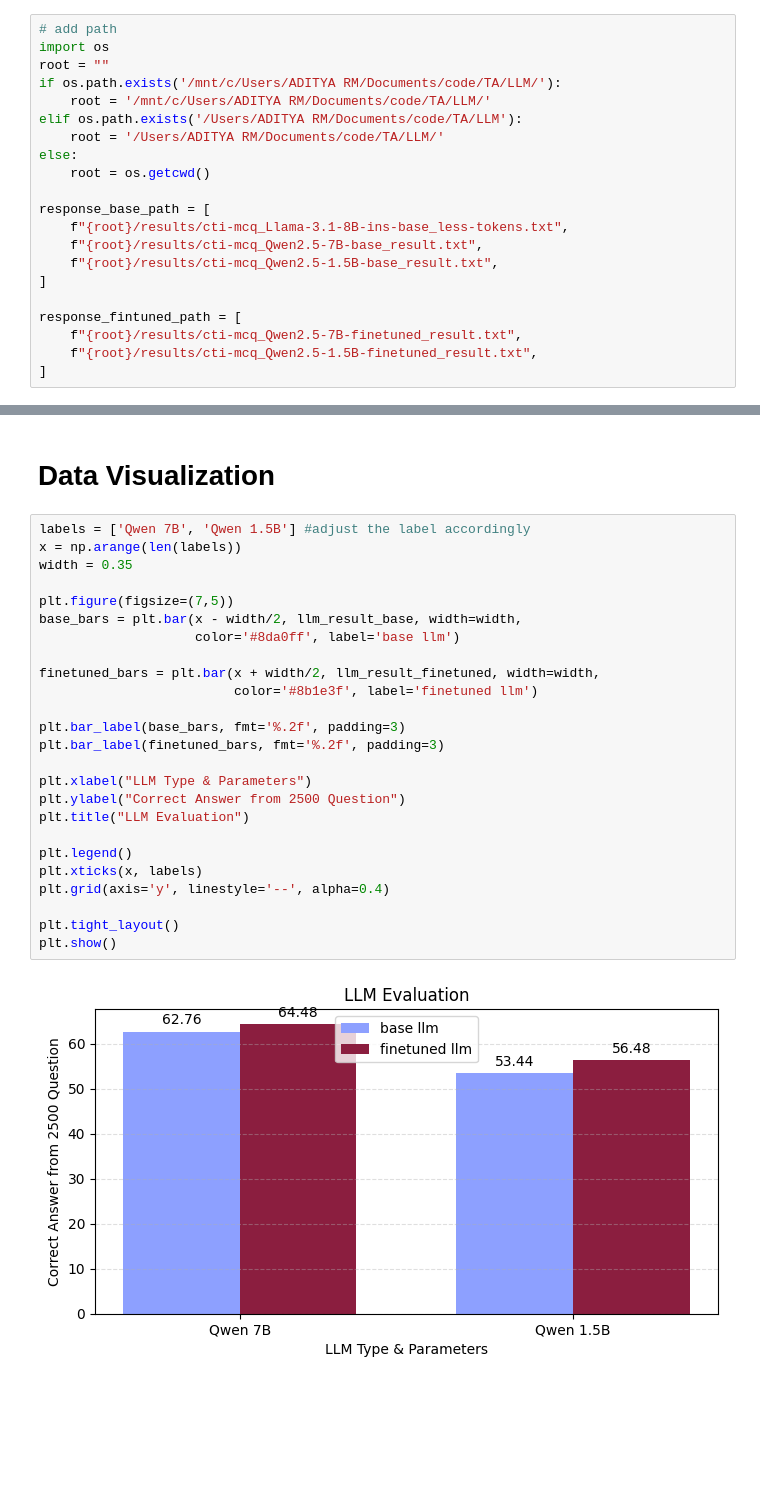
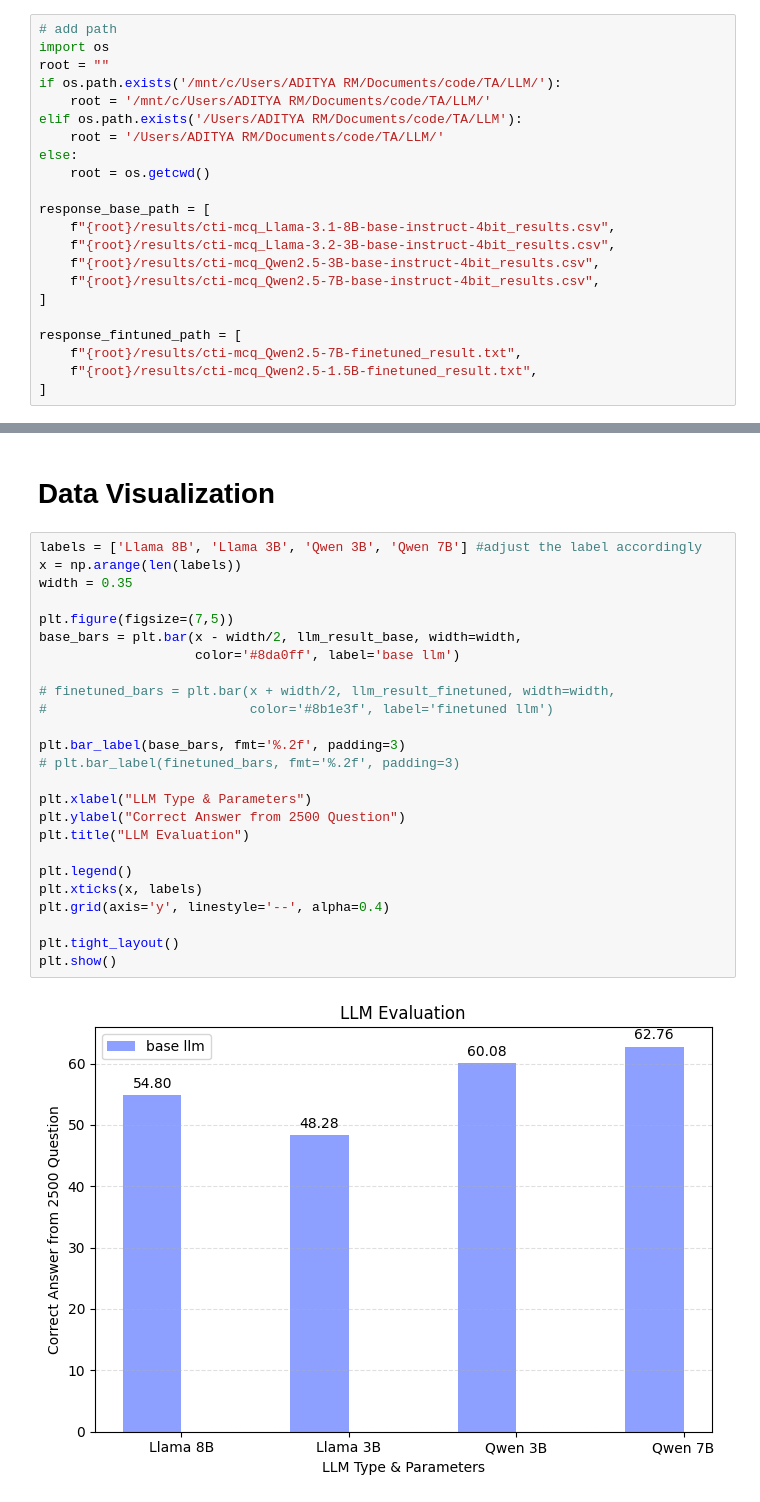
Before and after one commit to arizki787/ContinuedPretrainingLLM, a Jupyter notebook: LLM_PERFORMANCE_EVAL.ipynb, the cells around one changed output, grey strips where cells are left out. Cells and saved outputs as stored; diff of their text form; blank space fills up the shorter version.

Commit message:
update : llm perfomance eval base

```diff
--- a/LLM_PERFORMANCE_EVAL.ipynb
+++ b/LLM_PERFORMANCE_EVAL.ipynb
@@ -43,9 +43,10 @@ else:
     root = os.getcwd()
 
 response_base_path = [
-    f"{root}/results/cti-mcq_Llama-3.1-8B-ins-base_less-tokens.txt",
-    f"{root}/results/cti-mcq_Qwen2.5-7B-base_result.txt",
-    f"{root}/results/cti-mcq_Qwen2.5-1.5B-base_result.txt",
+    f"{root}/results/cti-mcq_Llama-3.1-8B-base-instruct-4bit_results.csv",
+    f"{root}/results/cti-mcq_Llama-3.2-3B-base-instruct-4bit_results.csv",
+    f"{root}/results/cti-mcq_Qwen2.5-3B-base-instruct-4bit_results.csv",
+    f"{root}/results/cti-mcq_Qwen2.5-7B-base-instruct-4bit_results.csv",
 ]
 
 response_fintuned_path = [
@@ -75,29 +77,29 @@ print(f"finetuned result : {llm_result_finetuned}")
 # %% [markdown]
 # Data Visualization
 # %%
-labels = ['Qwen 7B', 'Qwen 1.5B'] #adjust the label accordingly
+labels = ['Llama 8B', 'Llama 3B', 'Qwen 3B', 'Qwen 7B'] #adjust the label accordingly
 x = np.arange(len(labels))
 width = 0.35
 
 plt.figure(figsize=(7,5))
 base_bars = plt.bar(x - width/2, llm_result_base, width=width,
                     color='#8da0ff', label='base llm')
 
-finetuned_bars = plt.bar(x + width/2, llm_result_finetuned, width=width,
-                         color='#8b1e3f', label='finetuned llm')
+# finetuned_bars = plt.bar(x + width/2, llm_result_finetuned, width=width,
+#                          color='#8b1e3f', label='finetuned llm')
 
 plt.bar_label(base_bars, fmt='%.2f', padding=3)
-plt.bar_label(finetuned_bars, fmt='%.2f', padding=3)
+# plt.bar_label(finetuned_bars, fmt='%.2f', padding=3)
 
 plt.xlabel("LLM Type & Parameters")
 plt.ylabel("Correct Answer from 2500 Question")
 plt.title("LLM Evaluation")
 
 plt.legend()
 plt.xticks(x, labels)
 plt.grid(axis='y', linestyle='--', alpha=0.4)
 
 plt.tight_layout()
 plt.show()
 # %% [output]
-[figure, old version]
+[figure, new version]
```
Also changed, not shown: parts of 2 cells of this notebook.
